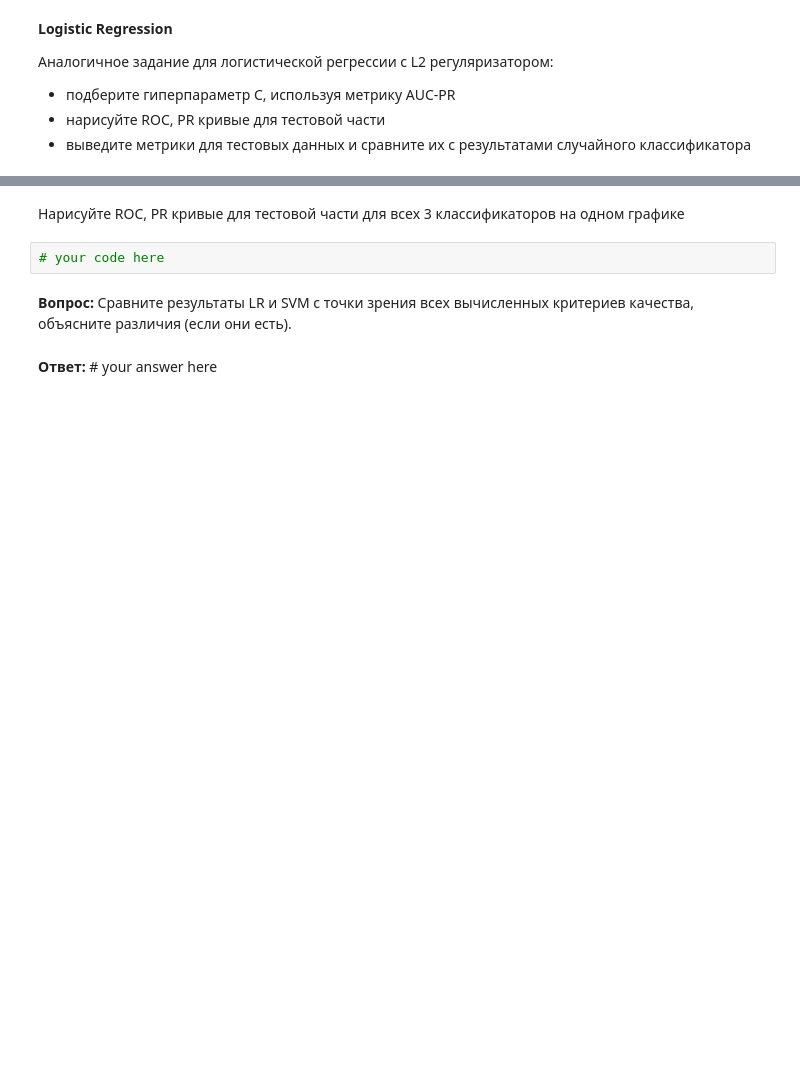
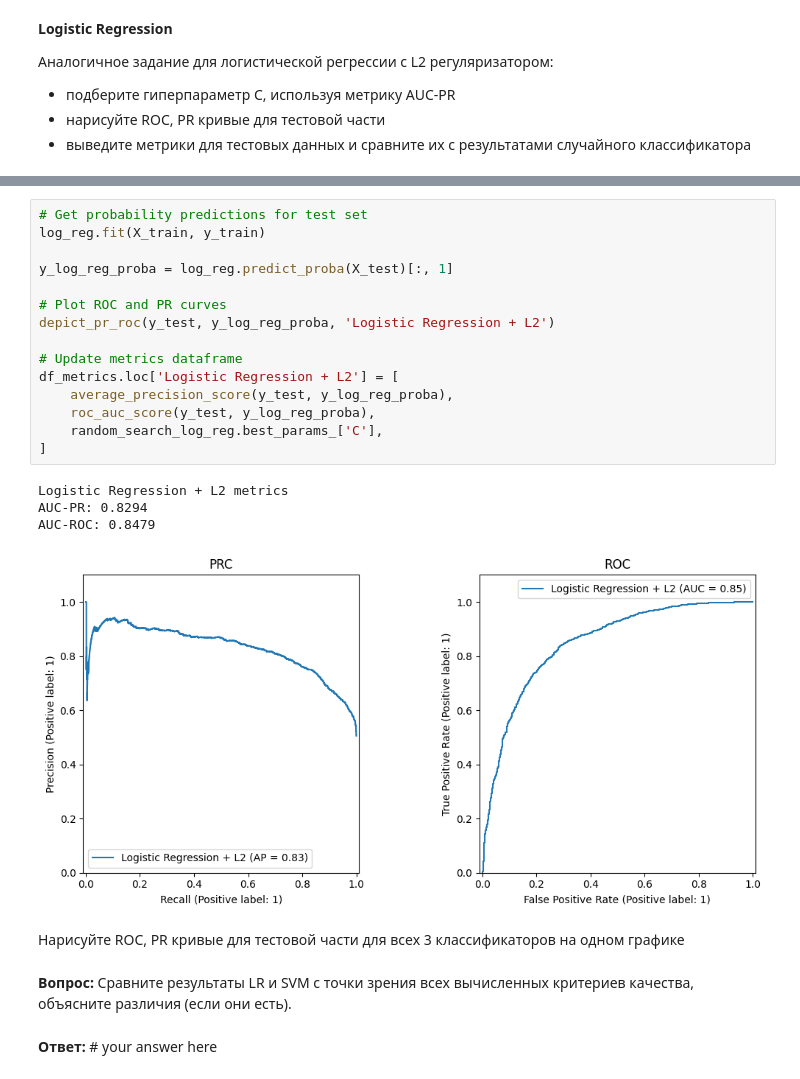
Before and after one commit to Uralbeckins/ML-Sokolov-Course, a Jupyter notebook: homework_practice_04_linclass.ipynb, the cells around one changed output, grey strips where cells are left out. Cells and saved outputs as stored; diff of their text form; blank space fills up the shorter version.

```diff
--- a/homework_practice_04_linclass.ipynb
+++ b/homework_practice_04_linclass.ipynb
@@ -257,7 +272,25 @@ from sklearn.linear_model import LogisticRegression
+# %%
+# Get probability predictions for test set
+log_reg.fit(X_train, y_train)
+
+y_log_reg_proba = log_reg.predict_proba(X_test)[:, 1]
+
+# Plot ROC and PR curves
+depict_pr_roc(y_test, y_log_reg_proba, 'Logistic Regression + L2')
+
+# Update metrics dataframe
+df_metrics.loc['Logistic Regression + L2'] = [
+    average_precision_score(y_test, y_log_reg_proba),
+    roc_auc_score(y_test, y_log_reg_proba),
+    random_search_log_reg.best_params_['C'],
+]
+# %% [output]
+Logistic Regression + L2 metrics
+AUC-PR: 0.8294
+AUC-ROC: 0.8479
+[figure, added]
 # %% [markdown]
 Нарисуйте ROC, PR кривые для тестовой части для всех 3 классификаторов на одном графике
-# %%
-# your code here
 # %% [markdown]
 **Вопрос:** Сравните результаты LR и SVM с точки зрения всех вычисленных критериев качества, объясните различия (если они есть).
 # %% [markdown]
```
Also changed, not shown: parts of 12 cells of this notebook.
